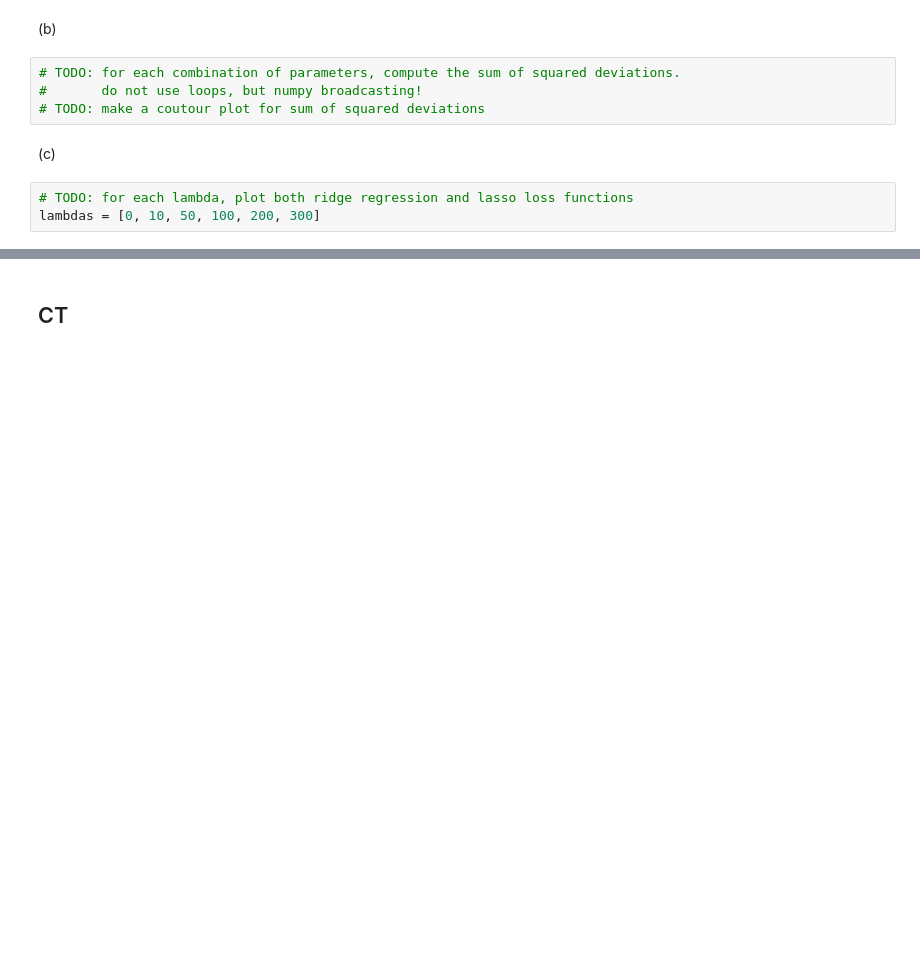
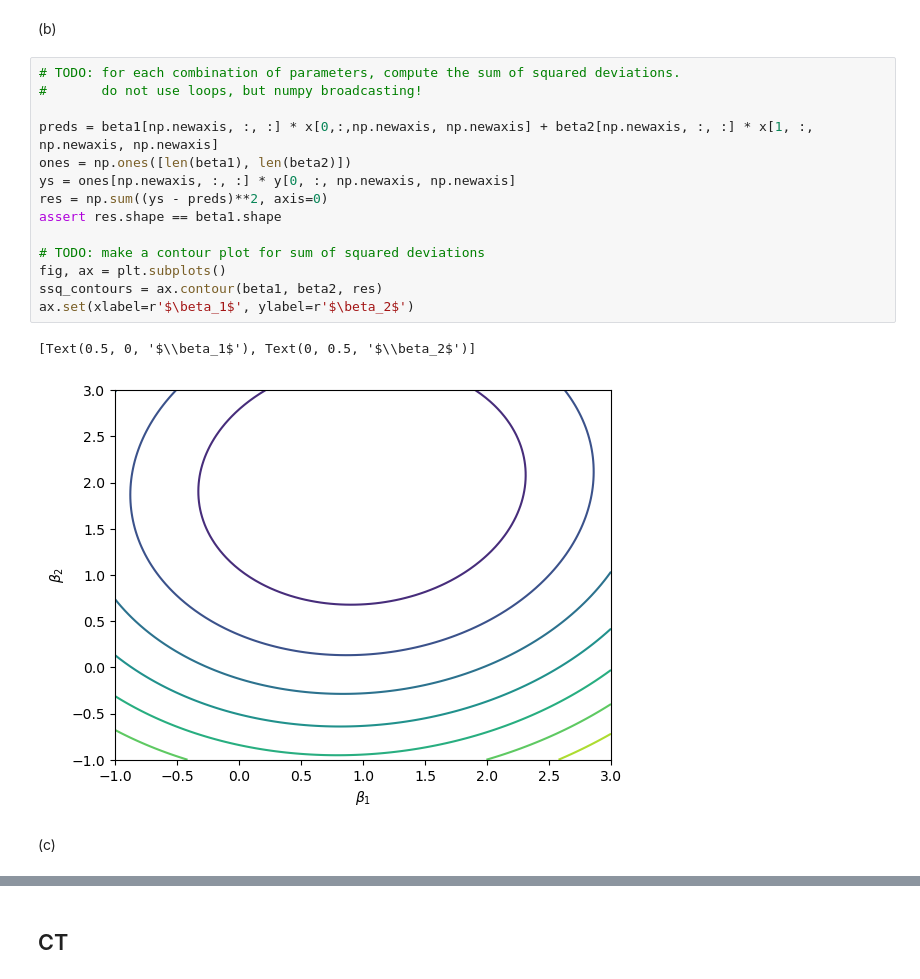
Before and after one commit to Splendus/mlph, a Jupyter notebook: Exercise/mlph_sheet06/sheet06.ipynb, the cells around one changed output, grey strips where cells are left out. Saved outputs shown, nothing was run; the diff lists cells and outputs as text; blank space fills up the shorter version.

```diff
--- a/Exercise/mlph_sheet06/sheet06.ipynb
+++ b/Exercise/mlph_sheet06/sheet06.ipynb
@@ -92,9 +139,19 @@ print(f'{x.shape} {y.shape}')
 # %%
 # TODO: for each combination of parameters, compute the sum of squared deviations.
 #       do not use loops, but numpy broadcasting!
-# TODO: make a coutour plot for sum of squared deviations
+
+preds = beta1[np.newaxis, :, :] * x[0,:,np.newaxis, np.newaxis] + beta2[np.newaxis, :, :] * x[1, :, np.newaxis, np.newaxis]
+ones = np.ones([len(beta1), len(beta2)])
+ys = ones[np.newaxis, :, :] * y[0, :, np.newaxis, np.newaxis]
+res = np.sum((ys - preds)**2, axis=0)
+assert res.shape == beta1.shape
+
+# TODO: make a contour plot for sum of squared deviations
+fig, ax = plt.subplots()
+ssq_contours = ax.contour(beta1, beta2, res)
+ax.set(xlabel=r'$\beta_1$', ylabel=r'$\beta_2$')
+# %% [output]
+[Text(0.5, 0, '$\\beta_1$'), Text(0, 0.5, '$\\beta_2$')]
+[figure, added]
 # %% [markdown]
 (c)
-# %%
-# TODO: for each lambda, plot both ridge regression and lasso loss functions
-lambdas = [0, 10, 50, 100, 200, 300]
```
Also changed, not shown: parts of 26 cells of this notebook.
